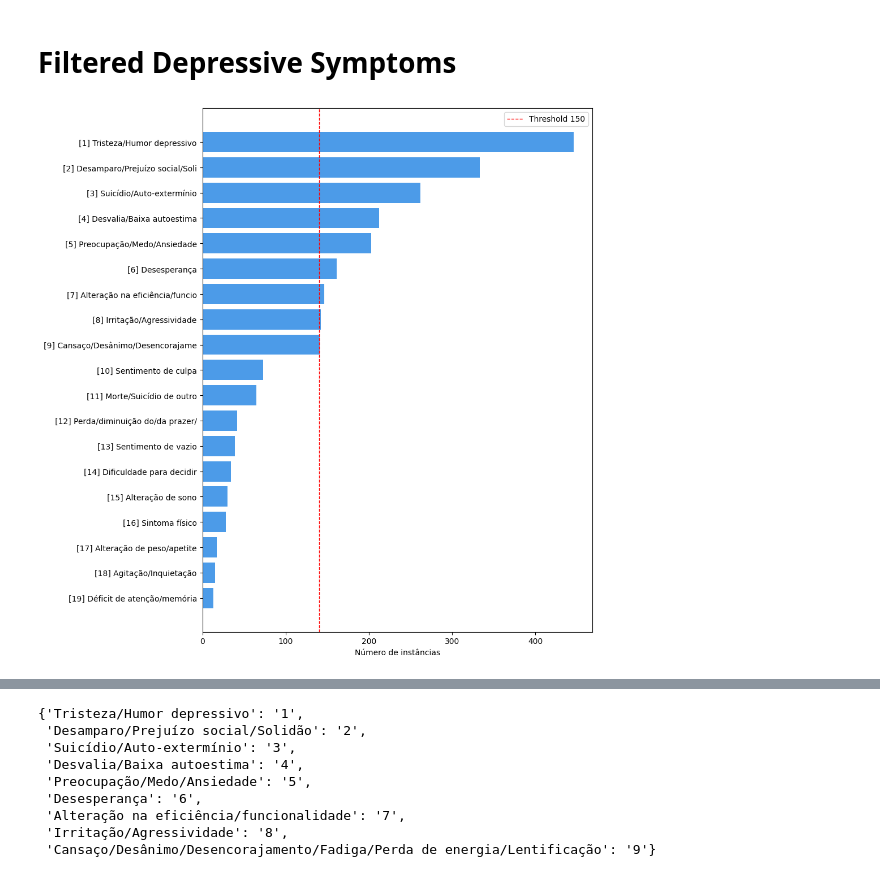
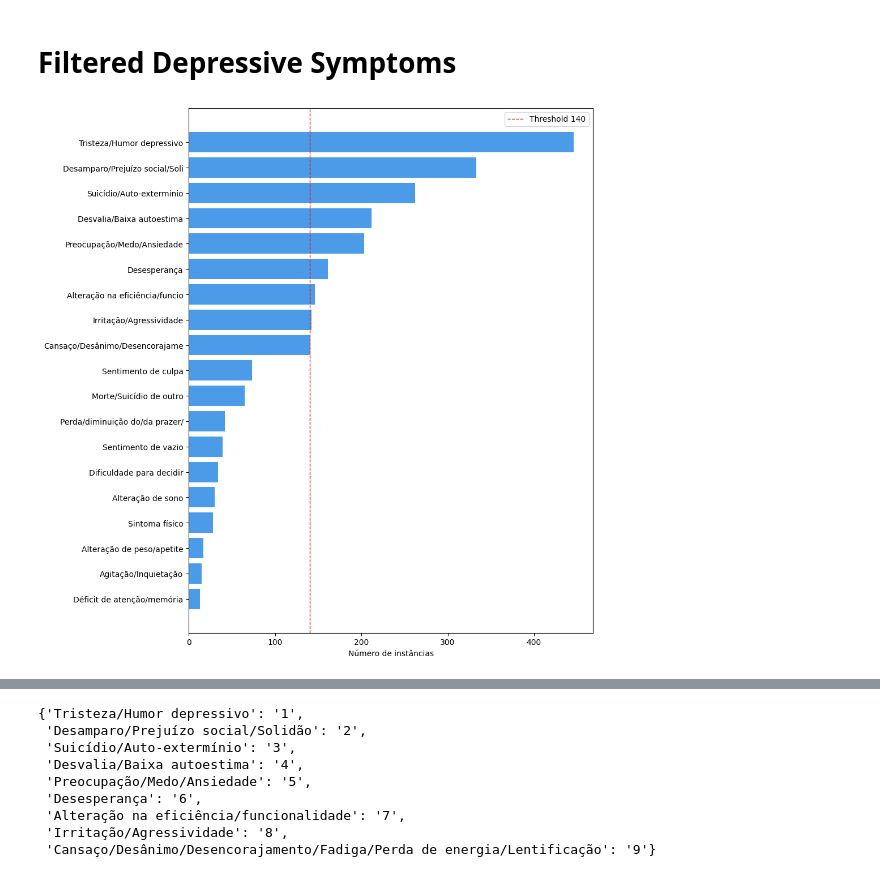
Before and after one commit to leomsfreitas/DepressiveSymptoms, a Jupyter notebook: notebooks/2_preprocessing.ipynb, the cells around one changed output, grey strips where cells are left out. Saved outputs shown, nothing was run; the diff lists cells and outputs as text; code cells hidden in the pictures.

```diff
--- a/notebooks/2_preprocessing.ipynb
+++ b/notebooks/2_preprocessing.ipynb
@@ -25,18 +25,18 @@ amive = amive.dropna(subset=["SYMPTOM"])
 # %%
 counts = amive["SYMPTOM"].value_counts().reset_index()
 counts.columns = ["SYMPTOM", "COUNT"]
-counts["label"] = [f"[{i+1}] {s[:30]}" for i, s in enumerate(counts["SYMPTOM"])]
+counts["label"] = [f"{s[:30]}" for i, s in enumerate(counts["SYMPTOM"])]
 
 fig, ax = plt.subplots(figsize=(10, 10))
 ax.barh(counts["label"], counts["COUNT"], color="#4C9BE8")
-ax.axvline(x=140, color="red", linestyle="--", linewidth=1, label="Threshold 150")
+ax.axvline(x=140, color="red", linestyle="--", linewidth=1, label="Threshold 140")
 ax.set_xlabel("Número de instâncias")
 ax.invert_yaxis()
 ax.legend()
 plt.tight_layout()
 plt.show()
 # %% [output]
-[figure, old version]
+[figure, new version]
 # %%
 valid_symptoms = counts[counts["COUNT"] >= 140]["SYMPTOM"]
 amive = amive[amive["SYMPTOM"].isin(valid_symptoms)]
```
Also changed, not shown: parts of 6 cells of this notebook.
